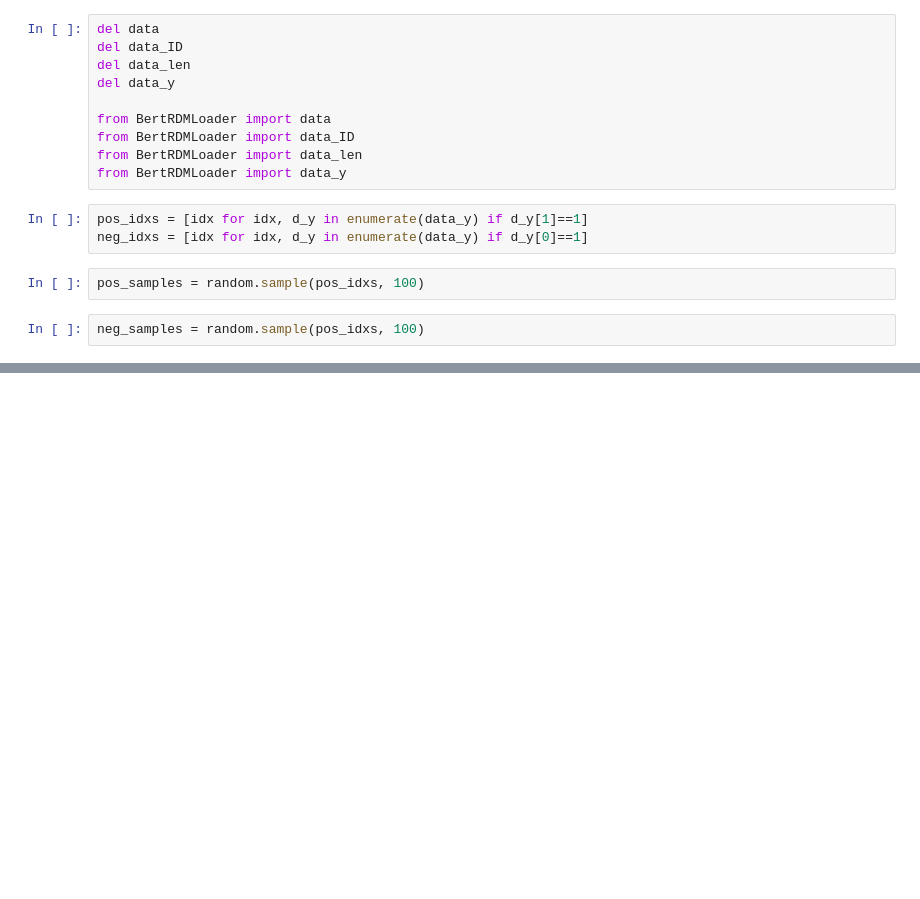
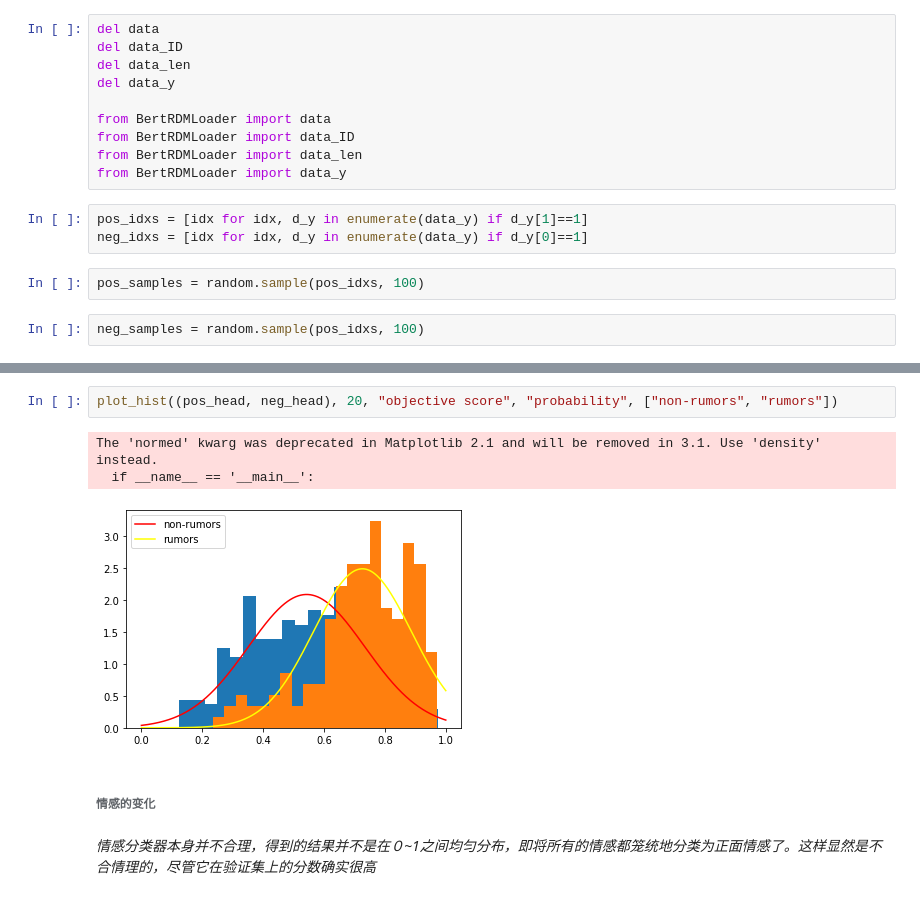
Before and after one commit to LuMelon/ERD, a Jupyter notebook: EvaluationForModel.ipynb, the cells around one changed output, grey strips where cells are left out. Cells and saved outputs as stored; diff of their text form; blank space fills up the shorter version.

```diff
--- a/EvaluationForModel.ipynb
+++ b/EvaluationForModel.ipynb
@@ -928,0 +988,10 @@ def rdm_seq_data2scores_seq(rdm_data, bert, task_emb, classifier, label_num =2):
+# %%
+plot_hist((pos_head, neg_head), 20, "objective score", "probability", ["non-rumors", "rumors"])
+# %% [output]
+The 'normed' kwarg was deprecated in Matplotlib 2.1 and will be removed in 3.1. Use 'density' instead.
+  if __name__ == '__main__':
+[figure, added]
+# %% [markdown]
+###### 情感的变化
+# %% [markdown]
+_情感分类器本身并不合理，得到的结果并不是在０~1之间均匀分布，即将所有的情感都笼统地分类为正面情感了。这样显然是不合情理的，尽管它在验证集上的分数确实很高_
```
Also changed, not shown: parts of 41 cells of this notebook, 8 other files.
